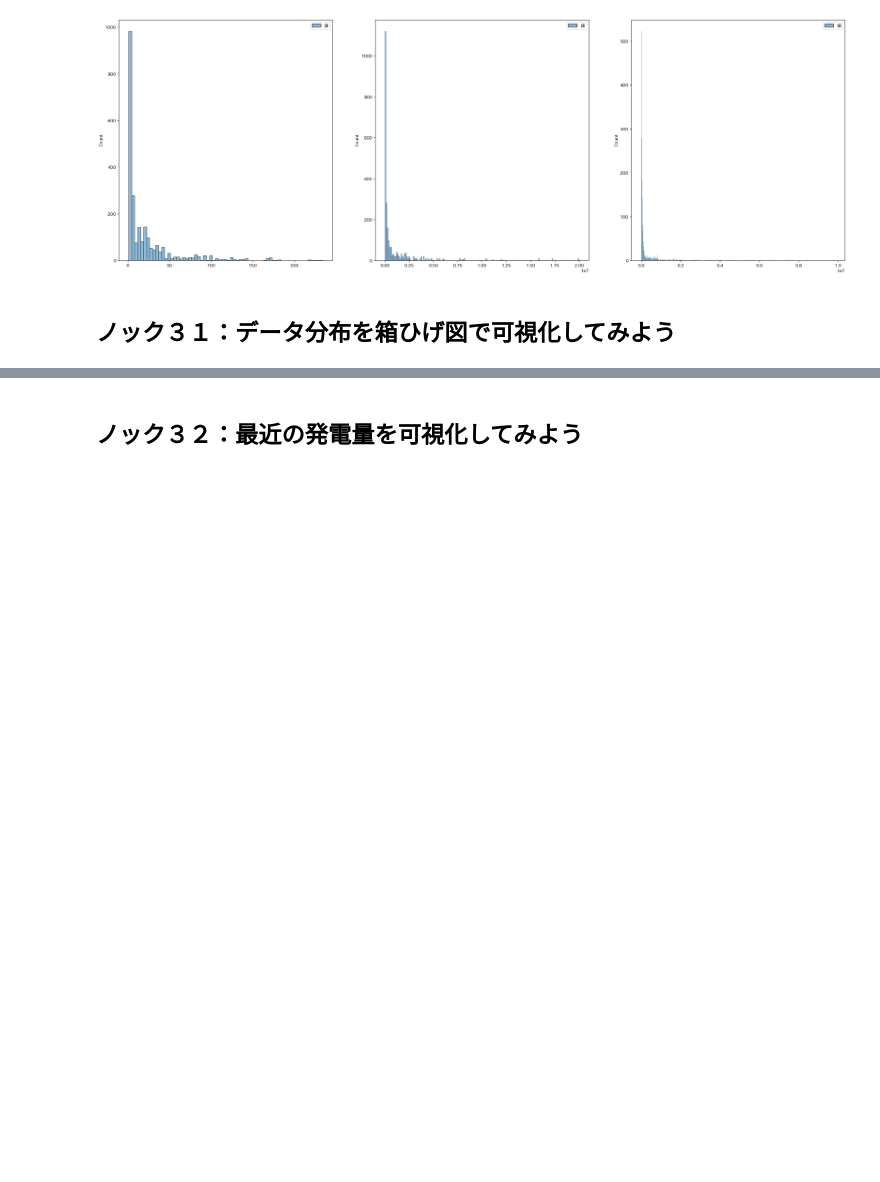
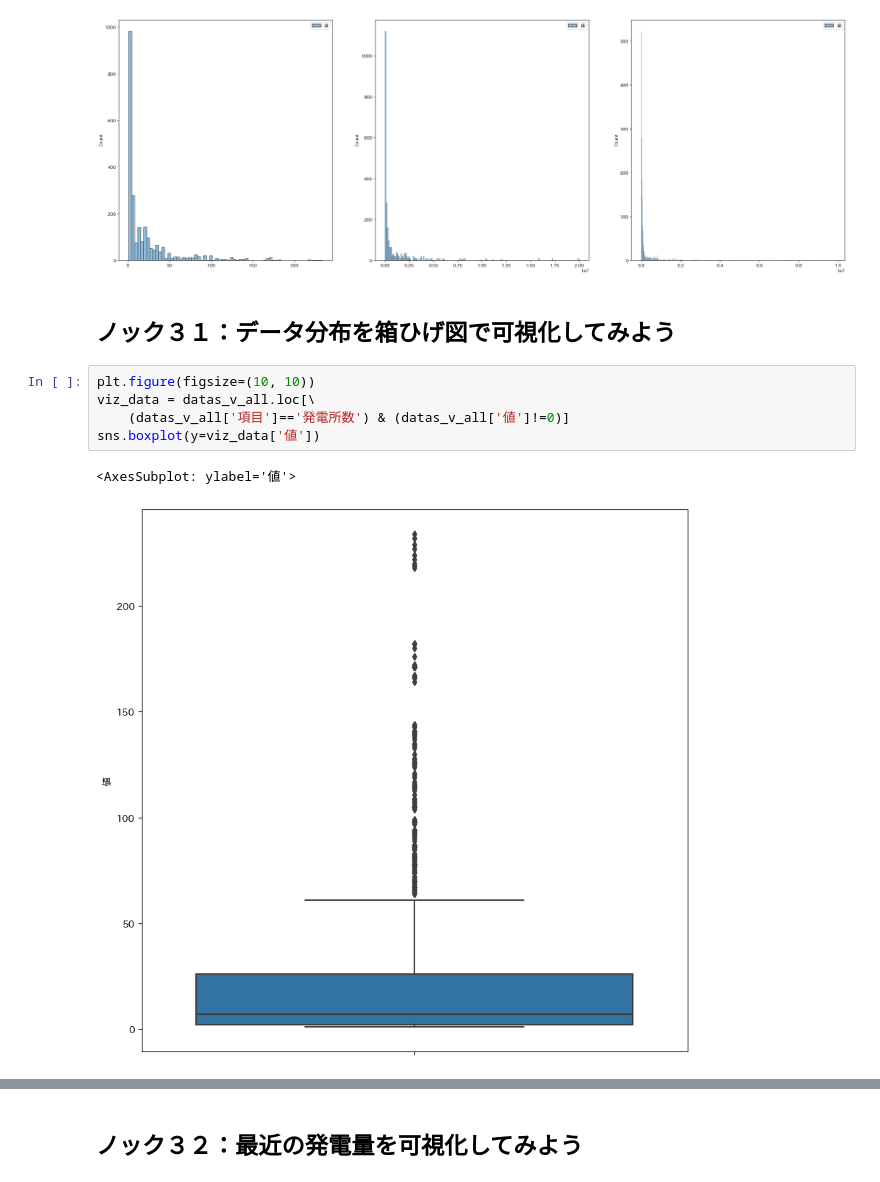
Before and after one commit to mitaniii/jupyter_test, a Jupyter notebook: 100nocks-process-visualization/chapter-2/src/2章.ipynb, the cells around one changed output, grey strips where cells are left out. Drawn from its saved outputs; the diff is of its cells as text; blank space fills up the shorter version.

```diff
--- a/100nocks-process-visualization/chapter-2/src/2章.ipynb
+++ b/100nocks-process-visualization/chapter-2/src/2章.ipynb
@@ -466,3 +466,11 @@ sns.histplot(viz_data.loc[viz_data['項目']=='電力量'], ax=axes[2])
 [figure]
 # %% [markdown]
 ## ノック３１：データ分布を箱ひげ図で可視化してみよう
+# %%
+plt.figure(figsize=(10, 10))
+viz_data = datas_v_all.loc[\
+    (datas_v_all['項目']=='発電所数') & (datas_v_all['値']!=0)]
+sns.boxplot(y=viz_data['値'])
+# %% [output]
+<AxesSubplot: ylabel='値'>
+[figure, added]
```
Also changed, not shown: parts of 12 cells of this notebook, 1 other file.
